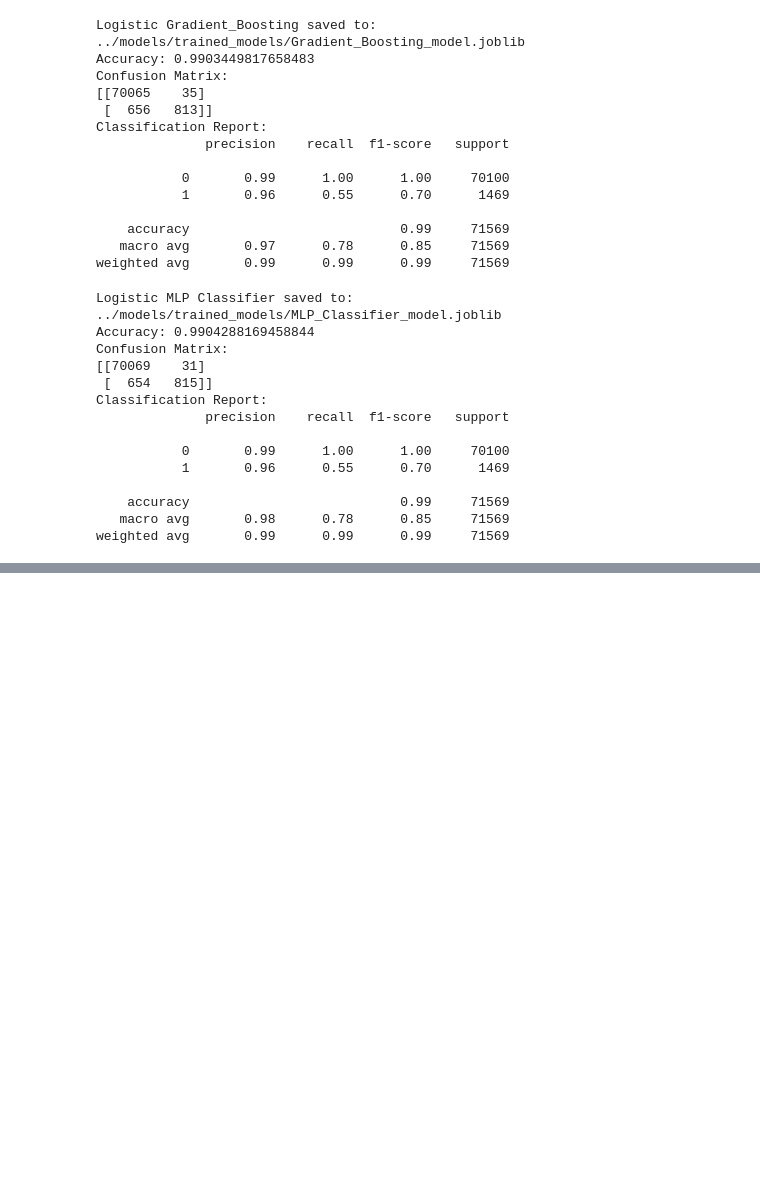
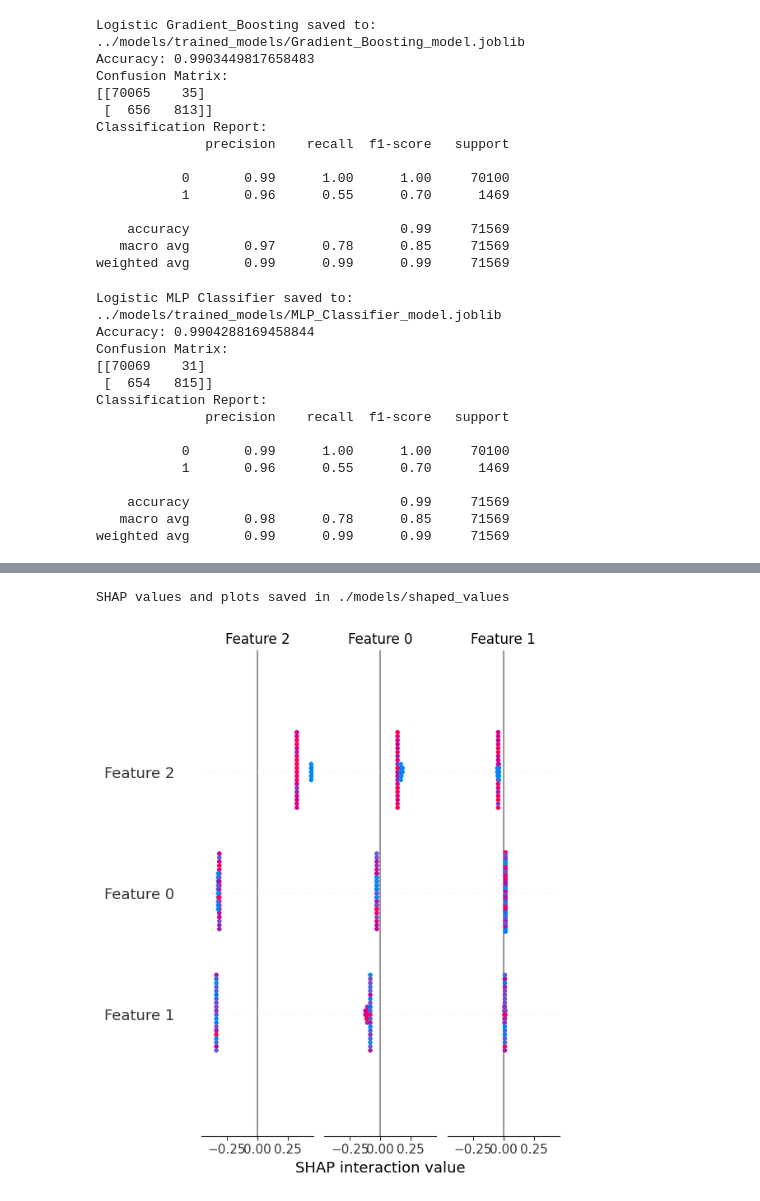
Before and after one commit to Gede-A/fraud_detection_project, a Jupyter notebook: notebooks/03_model_training.ipynb, the cells around one changed output, grey strips where cells are left out. Saved outputs shown, nothing was run; the diff lists cells and outputs as text; code cells hidden in the pictures; blank space fills up the shorter version.

```diff
--- a/notebooks/03_model_training.ipynb
+++ b/notebooks/03_model_training.ipynb
@@ -449,0 +463,52 @@ weighted avg       0.99      0.99      0.99     71569
+# %%
+import matplotlib.pyplot as plt
+import os
+import shap
+from sklearn.pipeline import Pipeline
+from sklearn.ensemble import RandomForestClassifier
+from sklearn.preprocessing import StandardScaler
+from sklearn.model_selection import train_test_split
+
+# Example dataset
+# X, y are your features and labels, e.g., from a dataset you have
+# Here, it's just an example dataset
+from sklearn.datasets import load_iris
+X, y = load_iris(return_X_y=True)
+
+# Split data
+X_train, X_test, y_train, y_test = train_test_split(X, y, test_size=0.2, random_state=42)
+
+# Define pipeline
+pipeline = Pipeline([
+    ('scaler', StandardScaler()),               # Scaling the data
+    ('model_name', RandomForestClassifier())     # RandomForest as an example model
+])
+
+# Train the pipeline
+pipeline.fit(X_train, y_train)
+
+# Extract the model from the pipeline
+model = pipeline.named_steps['model_name']  # Replace 'model_name' with the actual name of your model step
+
+# Check if the model is a tree-based model (e.g., RandomForest, XGBoost)
+if hasattr(model, 'predict_proba'):
+    explainer = shap.TreeExplainer(model)
+else:
+    explainer = shap.KernelExplainer(model.predict, X_train)  # For non-tree models, use KernelExplainer
+
+# Compute SHAP values
+shap_values = explainer.shap_values(X_test)
+
+# Create a path to save the SHAP summary plot
+summary_plot_path = os.path.join('./models/shaped_values', "shap_summary_plot.png")
+
+# Generate SHAP summary plot
+shap.summary_plot(shap_values, X_test, show=False)
+
+# Save the plot
+plt.savefig(summary_plot_path)
+
+print(f"SHAP values and plots saved in {'./models/shaped_values'}")
+# %% [output]
+SHAP values and plots saved in ./models/shaped_values
+[figure, added]
```
Also changed, not shown: parts of 4 cells of this notebook, 19 other files.
